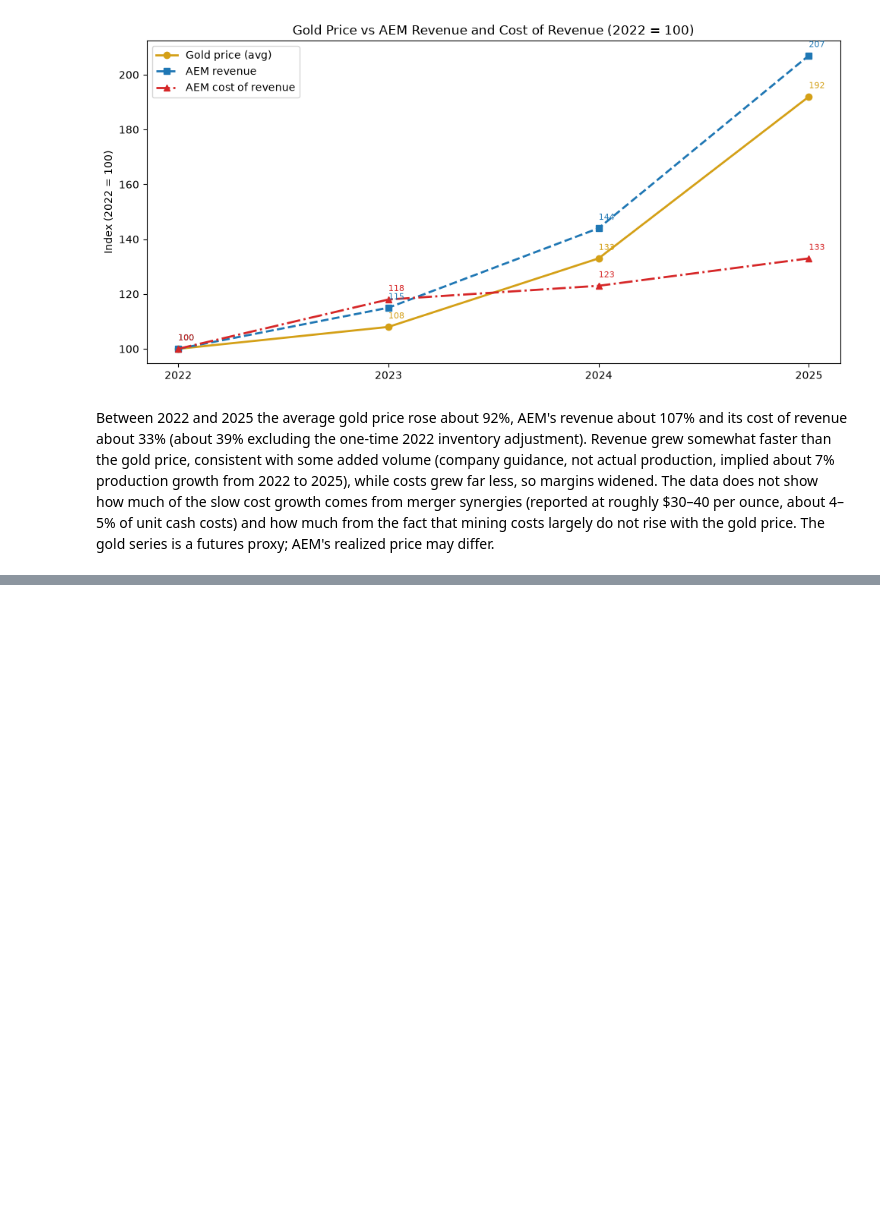
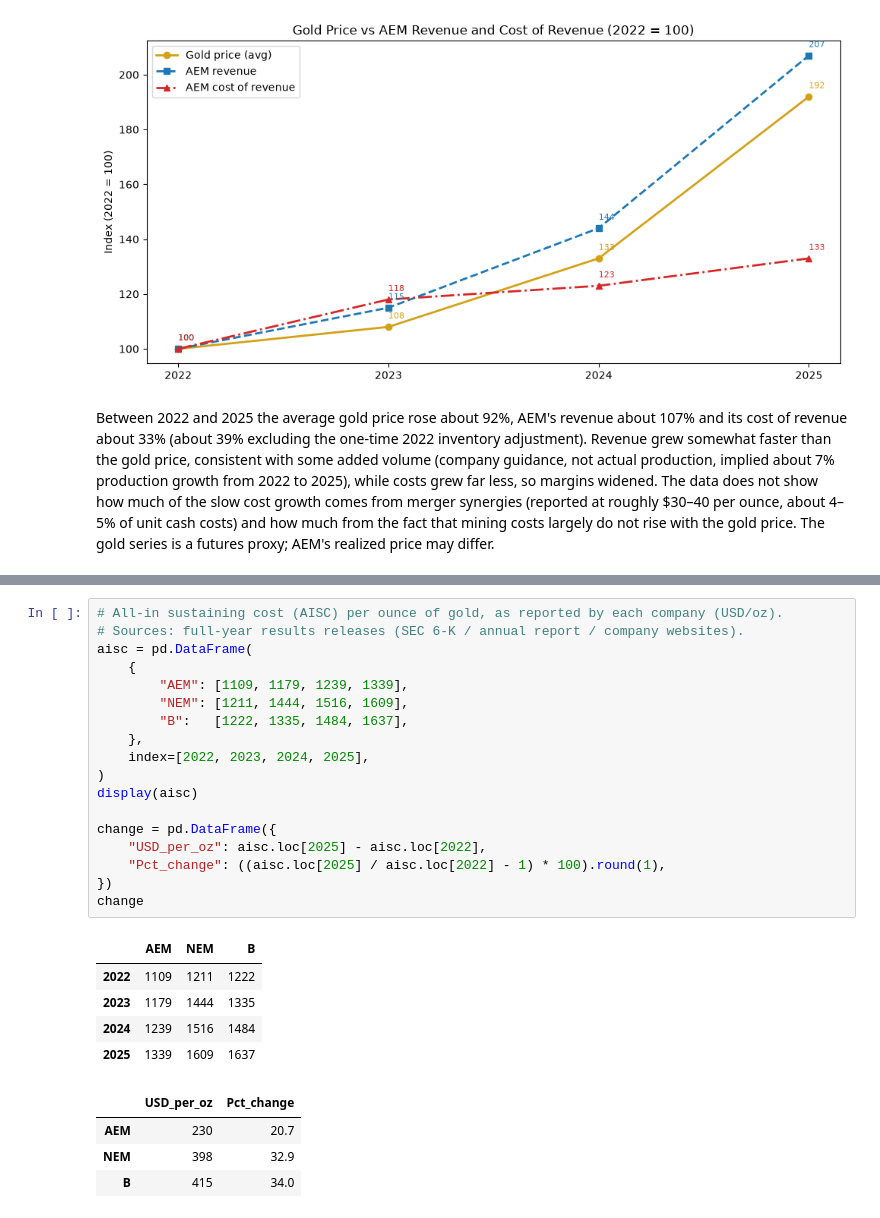
Before and after one commit to ChristopheAbelem/agnico-kirkland-ma-analysis, a Jupyter notebook: notebooks/01_data_collection.ipynb, the cells around one changed output, grey strips where cells are left out. Saved outputs shown, nothing was run; the diff lists cells and outputs as text; blank space fills up the shorter version.

Commit message:
Add P/E and unit cost (AISC) checks, update conclusion

```diff
--- a/notebooks/01_data_collection.ipynb
+++ b/notebooks/01_data_collection.ipynb
@@ -320,3 +373,31 @@ a futures proxy; AEM's realized price may differ.
+# %%
+# All-in sustaining cost (AISC) per ounce of gold, as reported by each company (USD/oz).
+# Sources: full-year results releases (SEC 6-K / annual report / company websites).
+aisc = pd.DataFrame(
+    {
+        "AEM": [1109, 1179, 1239, 1339],
+        "NEM": [1211, 1444, 1516, 1609],
+        "B":   [1222, 1335, 1484, 1637],
+    },
+    index=[2022, 2023, 2024, 2025],
+)
+display(aisc)
+
+change = pd.DataFrame({
+    "USD_per_oz": aisc.loc[2025] - aisc.loc[2022],
+    "Pct_change": ((aisc.loc[2025] / aisc.loc[2022] - 1) * 100).round(1),
+})
+change
+# %% [output]
+|  | AEM | NEM | B |
+| 2022 | 1109 | 1211 | 1222 |
+| 2023 | 1179 | 1444 | 1335 |
+| 2024 | 1239 | 1516 | 1484 |
+| 2025 | 1339 | 1609 | 1637 |
+|  | USD_per_oz | Pct_change |
+| AEM | 230 | 20.7 |
+| NEM | 398 | 32.9 |
+| B | 415 | 34.0 |
 # %% [markdown]
 ## Conclusion
 
```
Also changed, not shown: parts of 5 cells of this notebook.
